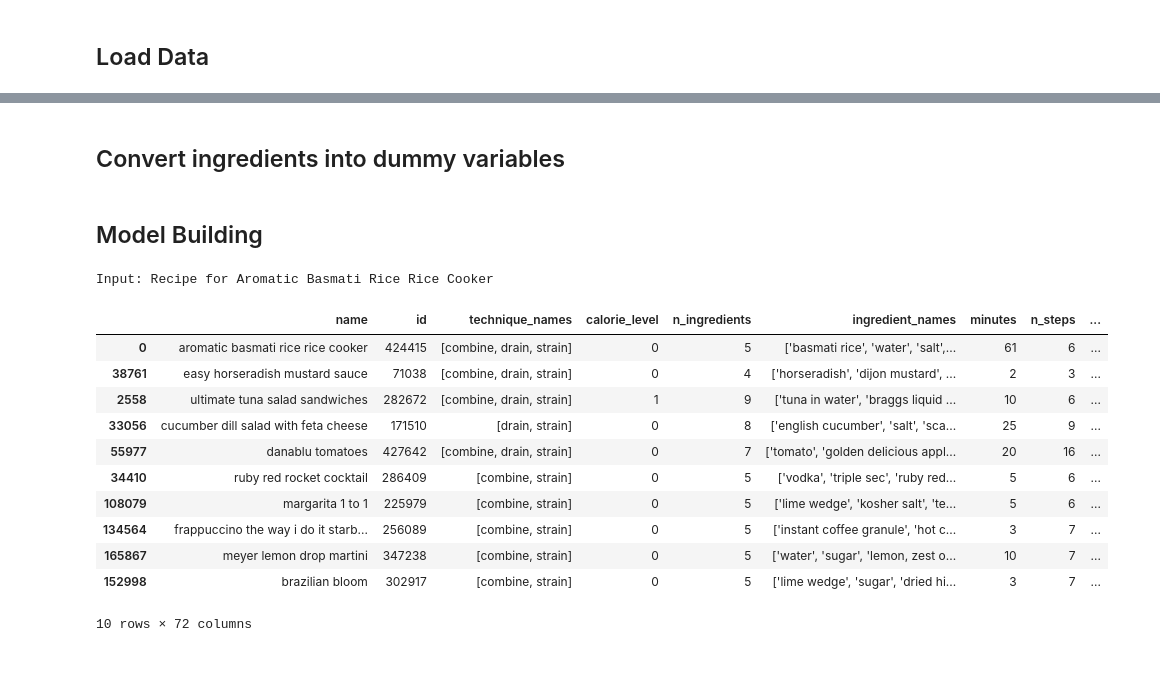
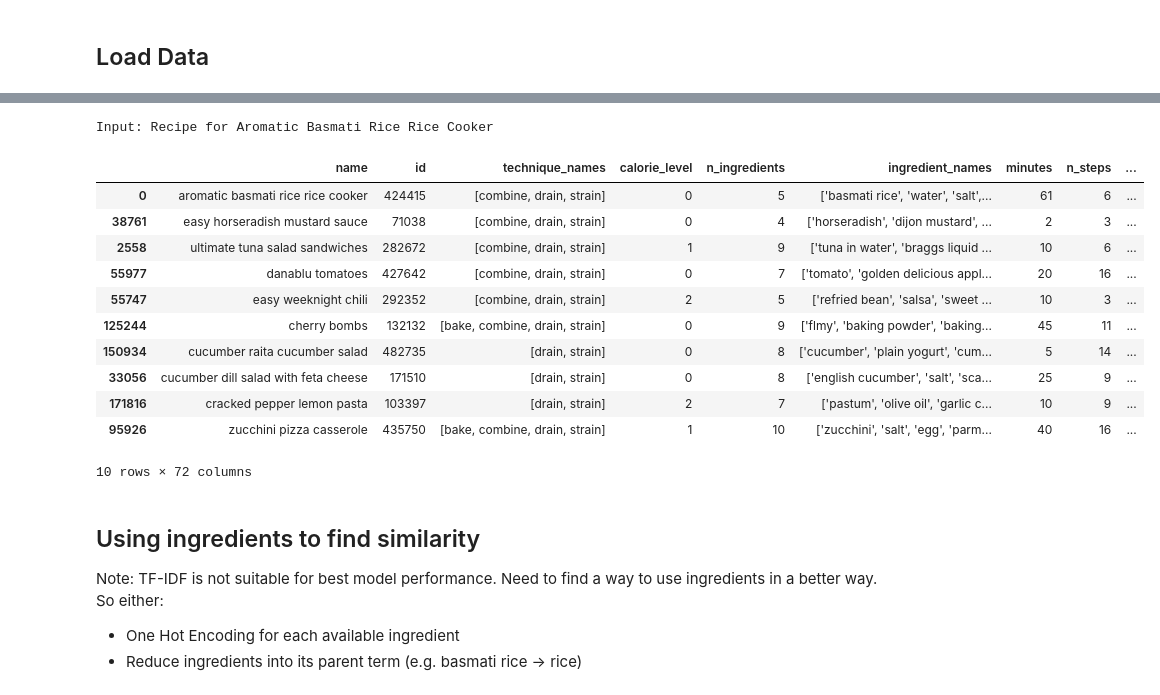
Before and after one commit to AnaqiAmir/FlavorFusion, a Jupyter notebook: knn.ipynb, the cells around one changed output, grey strips where cells are left out. Drawn from its saved outputs; the diff is of its cells as text; code cells hidden in the pictures; blank space fills up the shorter version.

Commit message:
Update knn models

```diff
--- a/knn.ipynb
+++ b/knn.ipynb
@@ -131,54 +120,52 @@ recipes
-# %% [markdown]
-## Convert ingredients into dummy variables
-# %%
-# Convert to lists
-recipes['ingredient_names'] = recipes['ingredient_names'].apply(ast.literal_eval)
-
-# Extract unique values
-ingredient_map = pd.read_csv("data/ingredient_map.csv")
-unique_list = list(set(ingredient_map['ingredient_names']))
-
-# Perform one-hot encoding
-for category in unique_list:
-    recipes[category] = recipes['ingredient_names'].apply(lambda x: 1 if category in x else 0)
-# %% [markdown]
-## Model Building
 # %%
 # Drop columns
-X = recipes.drop(['name', 'id', 'technique_names', 'ingredient_names'],axis=1)
+X = recipes.drop(['name', 'id', 'technique_names', 'ingredient_names',
+                  'calorie_level', 'n_ingredients', 'minutes', 'n_steps',
+                  'calories (#)', 'sugar (%DV)', 'sodium (%DV)', 'protein (%DV)',
+                  'saturated_fat (%DV)','carbs (%DV)'],axis=1)
 
 # Scaling the data
 scaler = StandardScaler()
 X_scaled = scaler.fit_transform(X.values)
 
 # Fit model
-knn = NearestNeighbors(n_neighbors=10)
+knn = NearestNeighbors(n_neighbors=50, metric='cosine')
 knn.fit(X_scaled)
 
 # Find neighbors for "aromatic basmati rice rice cooker"
-user_input = recipes.drop(['name', 'id', 'technique_names', 'ingredient_names'],axis=1).iloc[0].values.reshape(1,-1)
+user_input = recipes.drop(['name', 'id', 'technique_names', 'ingredient_names',
+                  'calorie_level', 'n_ingredients', 'minutes', 'n_steps',
+                  'calories (#)', 'sugar (%DV)', 'sodium (%DV)', 'protein (%DV)',
+                  'saturated_fat (%DV)','carbs (%DV)'],
+                  axis=1).iloc[0].values.reshape(1,-1)
 user_input_scaled = scaler.transform(user_input)
 
 # Apply knn
 distances, indices = knn.kneighbors(user_input_scaled)
 
 # Map indices to original DataFrame
-recommended_recipes = recipes.iloc[indices[0]]
+recommended_recipes_by_techniques = recipes.iloc[indices[0]]
 
 # Display
 print("Input: Recipe for Aromatic Basmati Rice Rice Cooker")
-recommended_recipes
+recommended_recipes_by_techniques.head(10)
 # %% [output]
 Input: Recipe for Aromatic Basmati Rice Rice Cooker
 |  | name | id | technique_names | calorie_level | n_ingredients | ingredient_names | minutes | n_steps | ... |
 | 0 | aromatic basmati rice rice cooker | 424415 | [combine, drain, strain] | 0 | 5 | ['basmati rice', 'water', 'salt',... | 61 | 6 | ... |
 | 38761 | easy horseradish mustard sauce | 71038 | [combine, drain, strain] | 0 | 4 | ['horseradish', 'dijon mustard', ... | 2 | 3 | ... |
 | 2558 | ultimate tuna salad sandwiches | 282672 | [combine, drain, strain] | 1 | 9 | ['tuna in water', 'braggs liquid ... | 10 | 6 | ... |
+| 55977 | danablu tomatoes | 427642 | [combine, drain, strain] | 0 | 7 | ['tomato', 'golden delicious appl... | 20 | 16 | ... |
+| 55747 | easy weeknight chili | 292352 | [combine, drain, strain] | 2 | 5 | ['refried bean', 'salsa', 'sweet ... | 10 | 3 | ... |
+| 125244 | cherry bombs | 132132 | [bake, combine, drain, strain] | 0 | 9 | ['flmy', 'baking powder', 'baking... | 45 | 11 | ... |
+| 150934 | cucumber raita cucumber salad | 482735 | [drain, strain] | 0 | 8 | ['cucumber', 'plain yogurt', 'cum... | 5 | 14 | ... |
 | 33056 | cucumber dill salad with feta cheese | 171510 | [drain, strain] | 0 | 8 | ['english cucumber', 'salt', 'sca... | 25 | 9 | ... |
-| 55977 | danablu tomatoes | 427642 | [combine, drain, strain] | 0 | 7 | ['tomato', 'golden delicious appl... | 20 | 16 | ... |
-| 34410 | ruby red rocket cocktail | 286409 | [combine, strain] | 0 | 5 | ['vodka', 'triple sec', 'ruby red... | 5 | 6 | ... |
-| 108079 | margarita 1 to 1 | 225979 | [combine, strain] | 0 | 5 | ['lime wedge', 'kosher salt', 'te... | 5 | 6 | ... |
-| 134564 | frappuccino the way i do it starb... | 256089 | [combine, strain] | 0 | 5 | ['instant coffee granule', 'hot c... | 3 | 7 | ... |
-| 165867 | meyer lemon drop martini | 347238 | [combine, strain] | 0 | 5 | ['water', 'sugar', 'lemon, zest o... | 10 | 7 | ... |
-| 152998 | brazilian bloom | 302917 | [combine, strain] | 0 | 5 | ['lime wedge', 'sugar', 'dried hi... | 3 | 7 | ... |
+| 171816 | cracked pepper lemon pasta | 103397 | [drain, strain] | 2 | 7 | ['pastum', 'olive oil', 'garlic c... | 10 | 9 | ... |
+| 95926 | zucchini pizza casserole | 435750 | [bake, combine, drain, strain] | 1 | 10 | ['zucchini', 'salt', 'egg', 'parm... | 40 | 16 | ... |
 10 rows × 72 columns
+# %% [markdown]
+## Using ingredients to find similarity
+
+Note: TF-IDF is not suitable for best model performance. Need to find a way to use ingredients in a better way. So either:
+- One Hot Encoding for each available ingredient
+- Reduce ingredients into its parent term (e.g. basmati rice -> rice)
```
Also changed, not shown: parts of 17 cells of this notebook.
